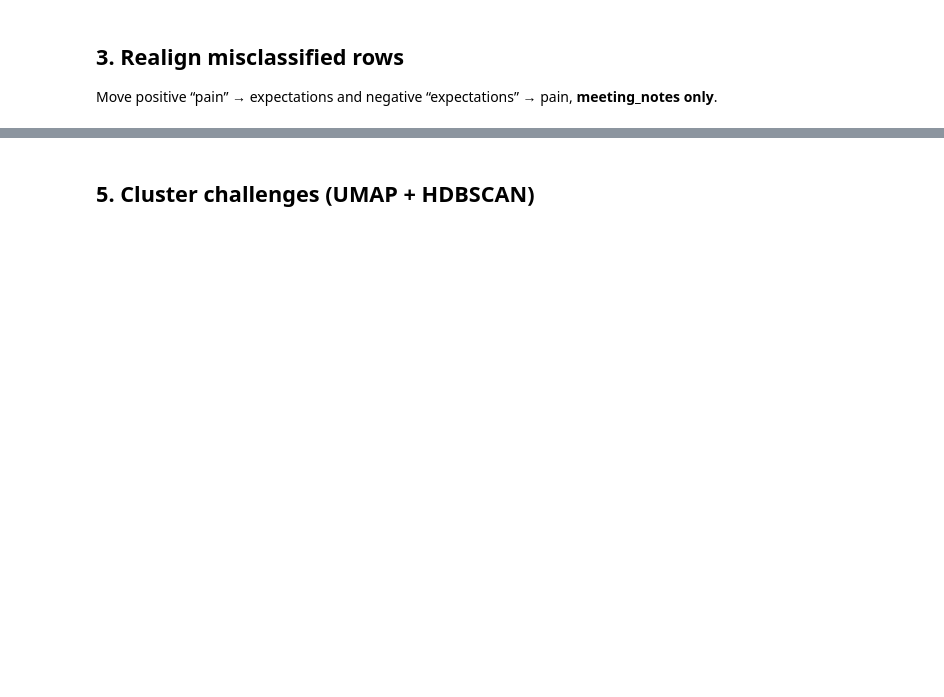
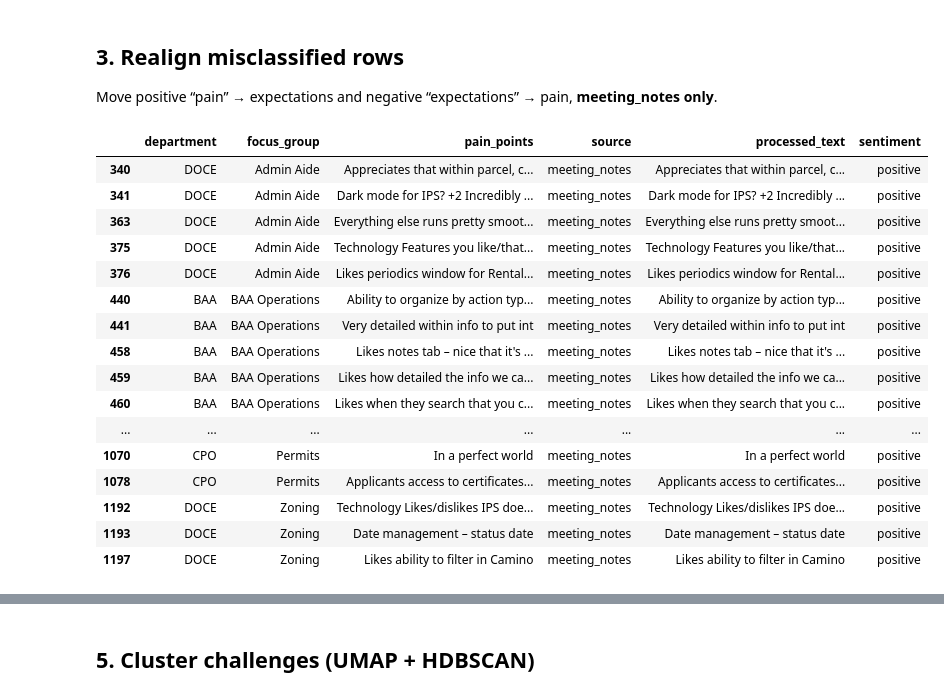
Before and after one commit to lilswapnil/IPS, a Jupyter notebook: notebook/analysis.ipynb, the cells around one changed output, grey strips where cells are left out. Saved outputs shown, nothing was run; the diff lists cells and outputs as text; code cells hidden in the pictures; blank space fills up the shorter version.

```diff
--- a/notebook/analysis.ipynb
+++ b/notebook/analysis.ipynb
@@ -147,6 +151,30 @@ Saved → challenges_scored.csv, expectations_scored.csv
 ## 3. Realign misclassified rows
 
 Move positive “pain” → expectations and negative “expectations” → pain, **meeting_notes only**.
+# %%
+# Find positive pain points where source is meeting_notes
+df_painpoints.loc[
+    (df_painpoints["sentiment"] == "positive")
+    & (df_painpoints["source"] == SOURCE_MEETING_NOTES)
+]
+# %% [output]
+|  | department | focus_group | pain_points | source | processed_text | sentiment |
+| 340 | DOCE | Admin Aide | Appreciates that within parcel, c... | meeting_notes | Appreciates that within parcel, c... | positive |
+| 341 | DOCE | Admin Aide | Dark mode for IPS? +2 Incredibly ... | meeting_notes | Dark mode for IPS? +2 Incredibly ... | positive |
+| 363 | DOCE | Admin Aide | Everything else runs pretty smoot... | meeting_notes | Everything else runs pretty smoot... | positive |
+| 375 | DOCE | Admin Aide | Technology Features you like/that... | meeting_notes | Technology Features you like/that... | positive |
+| 376 | DOCE | Admin Aide | Likes periodics window for Rental... | meeting_notes | Likes periodics window for Rental... | positive |
+| 440 | BAA | BAA Operations | Ability to organize by action typ... | meeting_notes | Ability to organize by action typ... | positive |
+| 441 | BAA | BAA Operations | Very detailed within info to put int | meeting_notes | Very detailed within info to put int | positive |
+| 458 | BAA | BAA Operations | Likes notes tab – nice that it's ... | meeting_notes | Likes notes tab – nice that it's ... | positive |
+| 459 | BAA | BAA Operations | Likes how detailed the info we ca... | meeting_notes | Likes how detailed the info we ca... | positive |
+| 460 | BAA | BAA Operations | Likes when they search that you c... | meeting_notes | Likes when they search that you c... | positive |
+| ... | ... | ... | ... | ... | ... | ... |
+| 1070 | CPO | Permits | In a perfect world | meeting_notes | In a perfect world | positive |
+| 1078 | CPO | Permits | Applicants access to certificates... | meeting_notes | Applicants access to certificates... | positive |
+| 1192 | DOCE | Zoning | Technology Likes/dislikes IPS doe... | meeting_notes | Technology Likes/dislikes IPS doe... | positive |
+| 1193 | DOCE | Zoning | Date management – status date | meeting_notes | Date management – status date | positive |
+| 1197 | DOCE | Zoning | Likes ability to filter in Camino | meeting_notes | Likes ability to filter in Camino | positive |
 # %%
 n_pos = int(
     ((df_painpoints["source"] == SOURCE_MEETING_NOTES) & (df_painpoints["sentiment"] == "positive")).sum()
```
Also changed, not shown: parts of 14 cells of this notebook, 40 other files.
